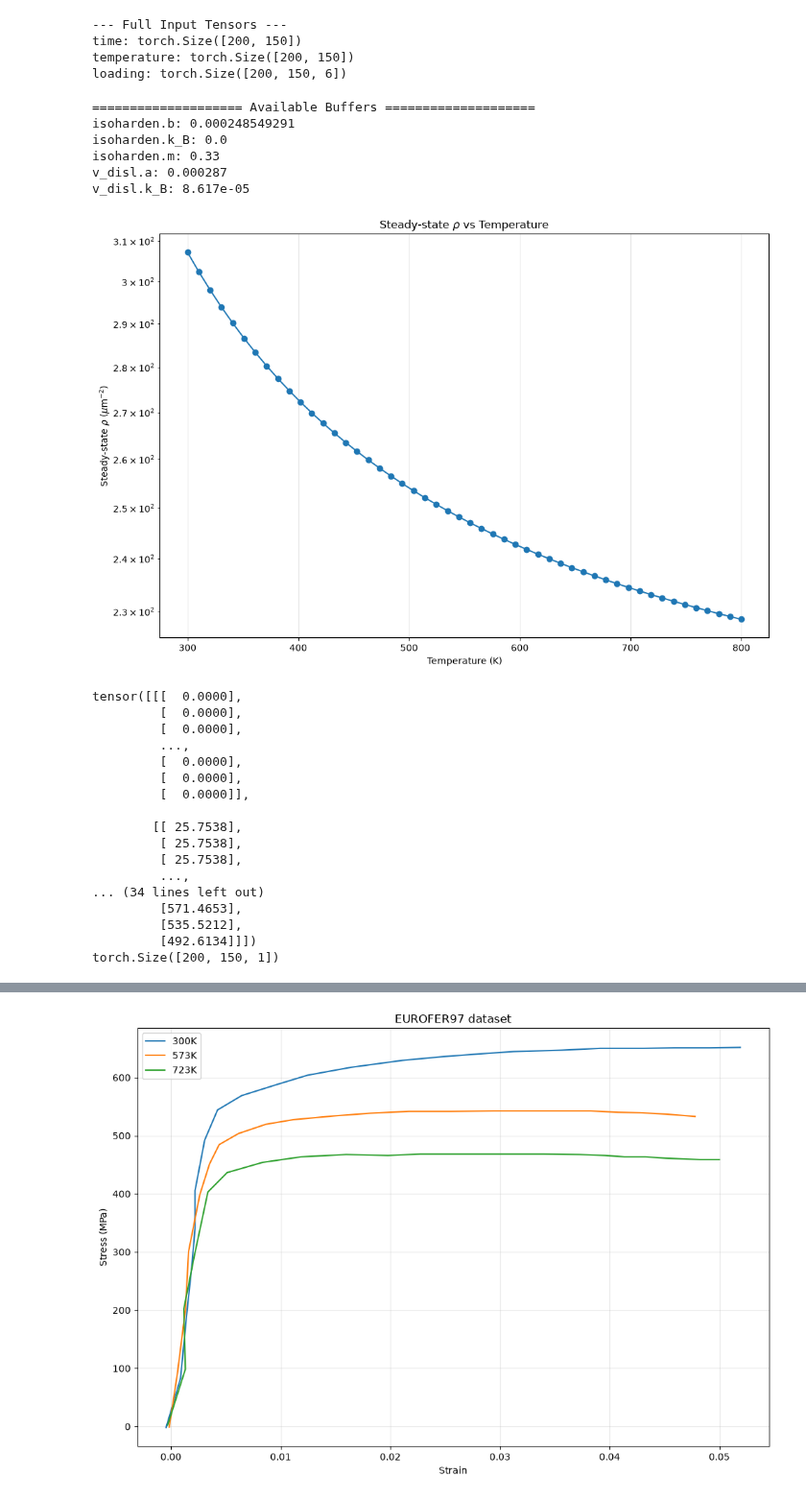
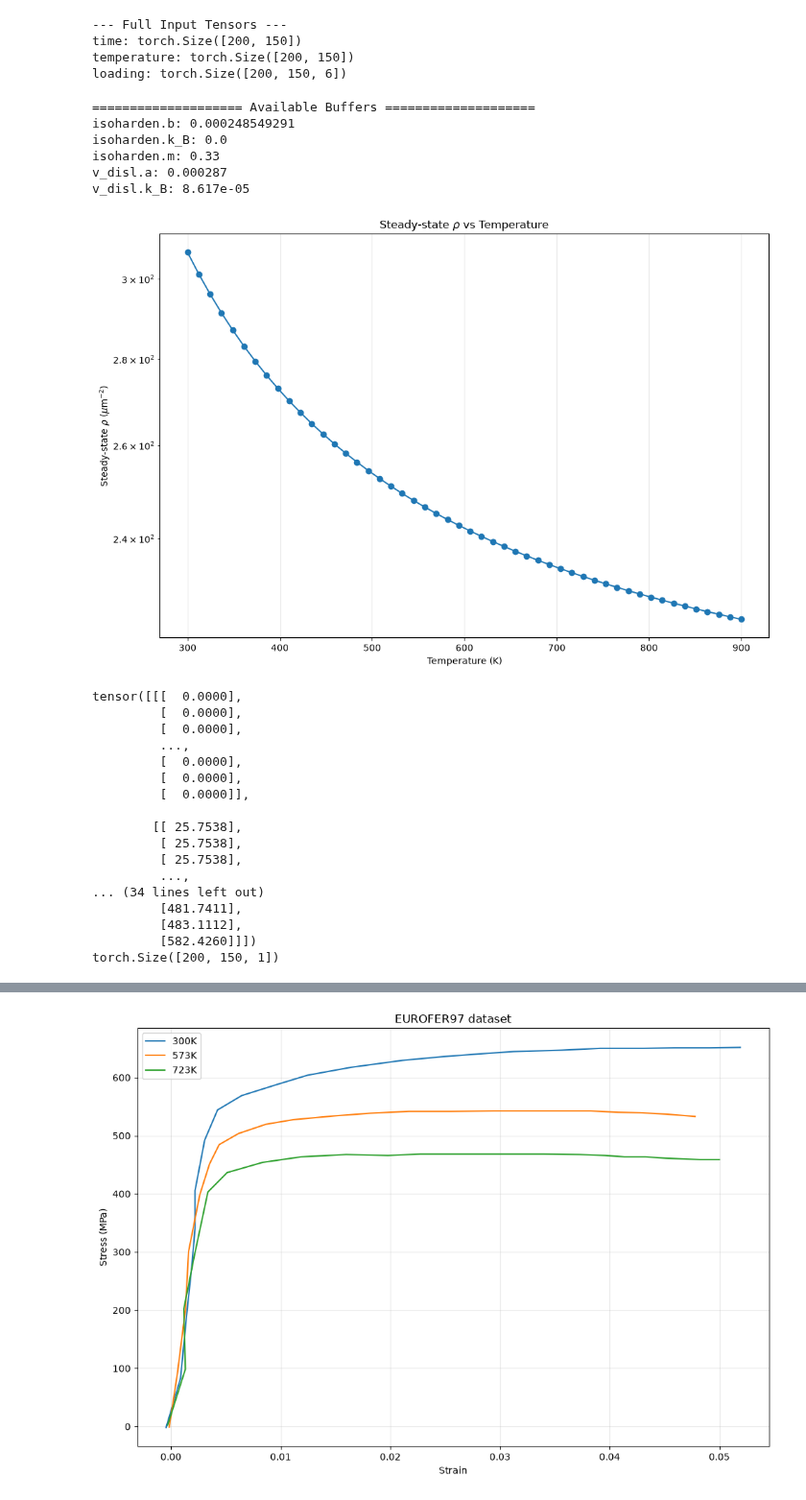
Before and after one commit to ColinMG2/neml2, a Jupyter notebook: cmg_projects/eurofer97_deterministic.ipynb, the cells around one changed output, grey strips where cells are left out. Shown at 96% size. Cells and saved outputs as stored; diff of their text form; code cells hidden in the pictures.

```diff
--- a/cmg_projects/eurofer97_deterministic.ipynb
+++ b/cmg_projects/eurofer97_deterministic.ipynb
@@ -164,7 +164,7 @@ nbatch = nrates * ntemps
 max_strain = 0.025
 ntime = 200
 
-temps = torch.linspace(300, 800, 50, device=device)
+temps = torch.linspace(300, 900, 50, device=device)
 rates = torch.tensor([3e-3, 3e-4, 3e-5], device=device)
 conditions = torch.cartesian_prod(temps, rates)
 
@@ -200,39 +200,39 @@ d_lath = 0.5
 c_block = 0.3
 d_block = 3.1
 c_PAG = 0.1
-d_PAG = 7.0
+d_PAG = 21.0
 c_MX = 0.3
 d_MX = 1.5
 c_M23C6 = 0.2
 d_M23C6 = 4.56e-1
 k_B = nmodel_inner.get_buffer("v_disl.k_B").data.item()
 rho_m = model.initial_rho_m
 lambda_micro = c_lath / d_lath + c_block / d_block + c_PAG / d_PAG + c_MX / d_MX + c_M23C6 / d_M23C6
 
 
 def rho_ss(T):
     k2 = k2_0 * np.exp(-Q_d / (k_B * T))
     sqrt_rho_ss = (k1 + np.sqrt(k1**2 + 4.0 * k1 * k2 * lambda_micro)) / (2.0 * k2)
     return sqrt_rho_ss * sqrt_rho_ss
 
 
 rho_dict = {float(T): float(rho_ss(float(T))) for T in temps}
 
 plt.figure(figsize=(12, 8))
 plt.plot(temps.detach().cpu().numpy(), [rho_dict[float(T)] for T in temps], "o-")
 plt.title(r"Steady-state $\rho$ vs Temperature")
 plt.xlabel("Temperature (K)")
 plt.ylabel(r"Steady-state $\rho$ ($\mu$m$^{-2}$)")
 plt.yscale("log")
 plt.grid(alpha=0.3)
 # %% [output]
 ==================== Available Buffers ====================
 isoharden.b: 0.000248549291
 isoharden.k_B: 0.0
 isoharden.m: 0.33
 v_disl.a: 0.000287
 v_disl.k_B: 8.617e-05
-[figure, old version]
+[figure, new version]
 # %%
 with torch.no_grad():
     flow_stress = model(times, temperature, loading)
@@ -252,9 +252,9 @@ tensor([[[  0.0000],
          [ 25.7538],
          ...,
 ... (34 lines left out)
-         [571.4653],
-         [535.5212],
-         [492.6134]]])
+         [481.7411],
+         [483.1112],
+         [582.4260]]])
 torch.Size([200, 150, 1])
 # %%
 plt.figure(figsize=(12, 8))
```
Also changed, not shown: parts of 3 cells of this notebook.
